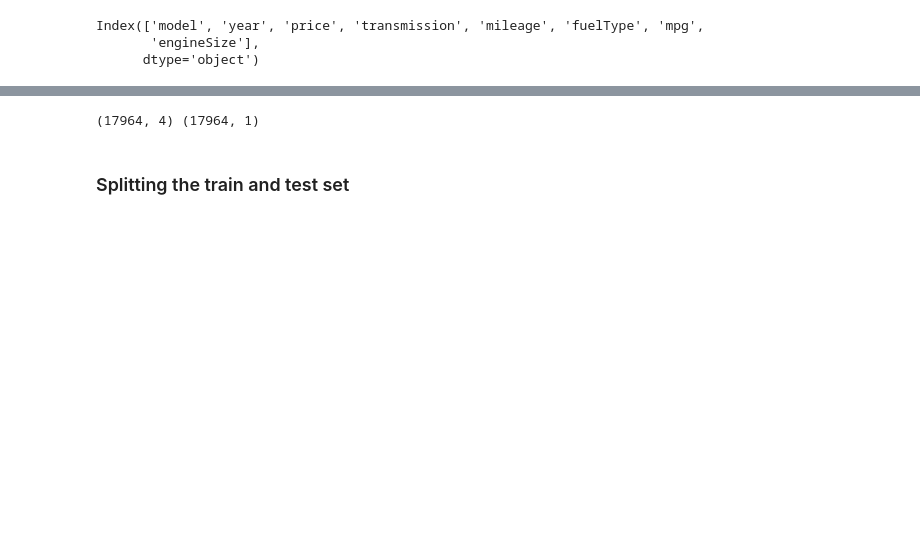
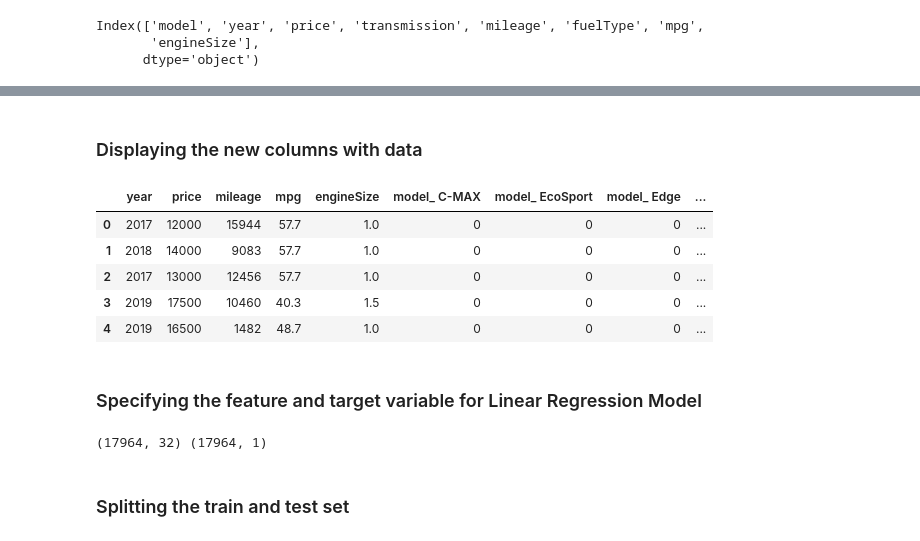
Before and after one commit to nuzhat-masud/ford_used_cars_analysis, a Jupyter notebook: Ford_used_cars_ML.ipynb, the cells around one changed output, grey strips where cells are left out. Drawn from its saved outputs; the diff is of its cells as text; code cells hidden in the pictures; blank space fills up the shorter version.

```diff
--- a/Ford_used_cars_ML.ipynb
+++ b/Ford_used_cars_ML.ipynb
@@ -119,16 +142,32 @@ Index(['model', 'year', 'price', 'transmission', 'mileage', 'fuelType', 'mpg',
+# %% [markdown]
+### Displaying the new columns with data
+# %%
+# To observe and understand how One-hot encoding works.
+pd.set_option('display.max_columns', None)
+df.head()
+# %% [output]
+|  | year | price | mileage | mpg | engineSize | model_ C-MAX | model_ EcoSport | model_ Edge | ... |
+| 0 | 2017 | 12000 | 15944 | 57.7 | 1.0 | 0 | 0 | 0 | ... |
+| 1 | 2018 | 14000 | 9083 | 57.7 | 1.0 | 0 | 0 | 0 | ... |
+| 2 | 2017 | 13000 | 12456 | 57.7 | 1.0 | 0 | 0 | 0 | ... |
+| 3 | 2019 | 17500 | 10460 | 40.3 | 1.5 | 0 | 0 | 0 | ... |
+| 4 | 2019 | 16500 | 1482 | 48.7 | 1.0 | 0 | 0 | 0 | ... |
+# %% [markdown]
+### Specifying the feature and target variable for Linear Regression Model
 # %%
-features = ['mileage', 'year', 'mpg', 'engineSize']
+# Target variable is price
 target = ['price']
 
-X = df[features]
+# x are the feature variables, which includes all columns except price (therefore, dropped).
+X = df.drop('price', axis=1)
 y = df[target]
 
 # printing the no. of rows and column used as feature and target variable.
 print(X.shape, y.shape)
 # %% [output]
-(17964, 4) (17964, 1)
+(17964, 32) (17964, 1)
-# %% [markdown]
-### Splitting the train and test set
+# %% [markdown]
+### Splitting the train and test set
 # %%
 # x_train are the training dataset of feature variables
 # x_test are the testing dataset of feature variables
```
Also changed, not shown: parts of 30 cells of this notebook.
